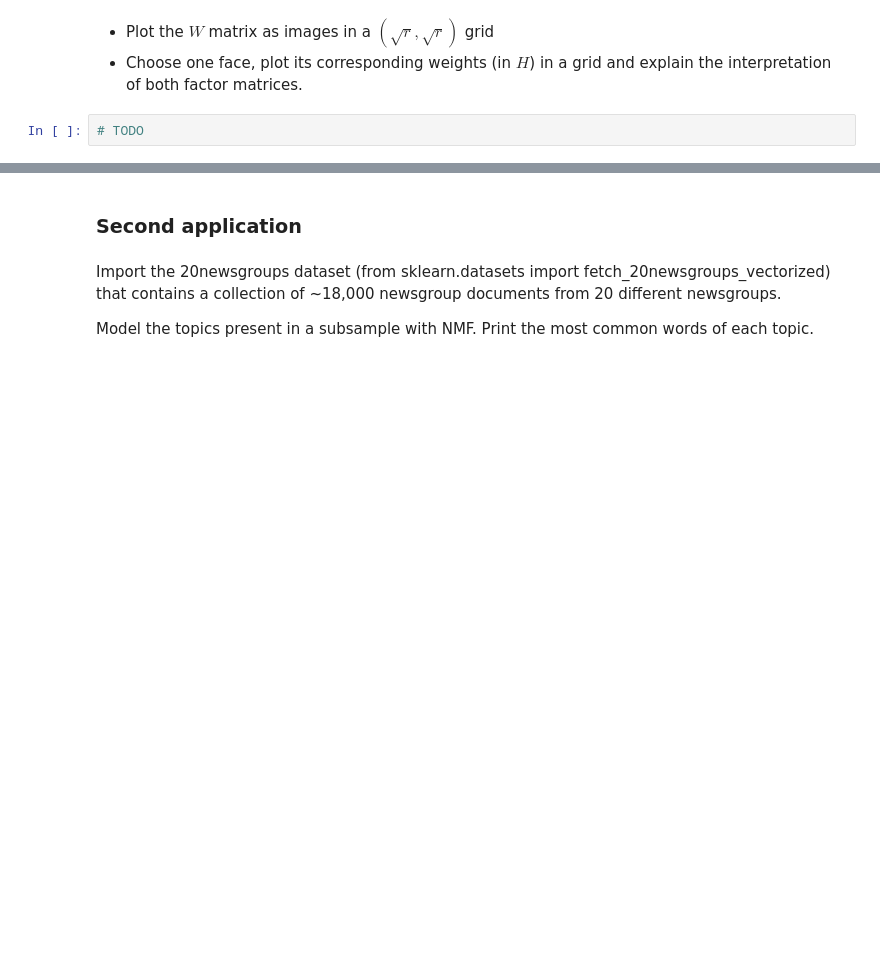
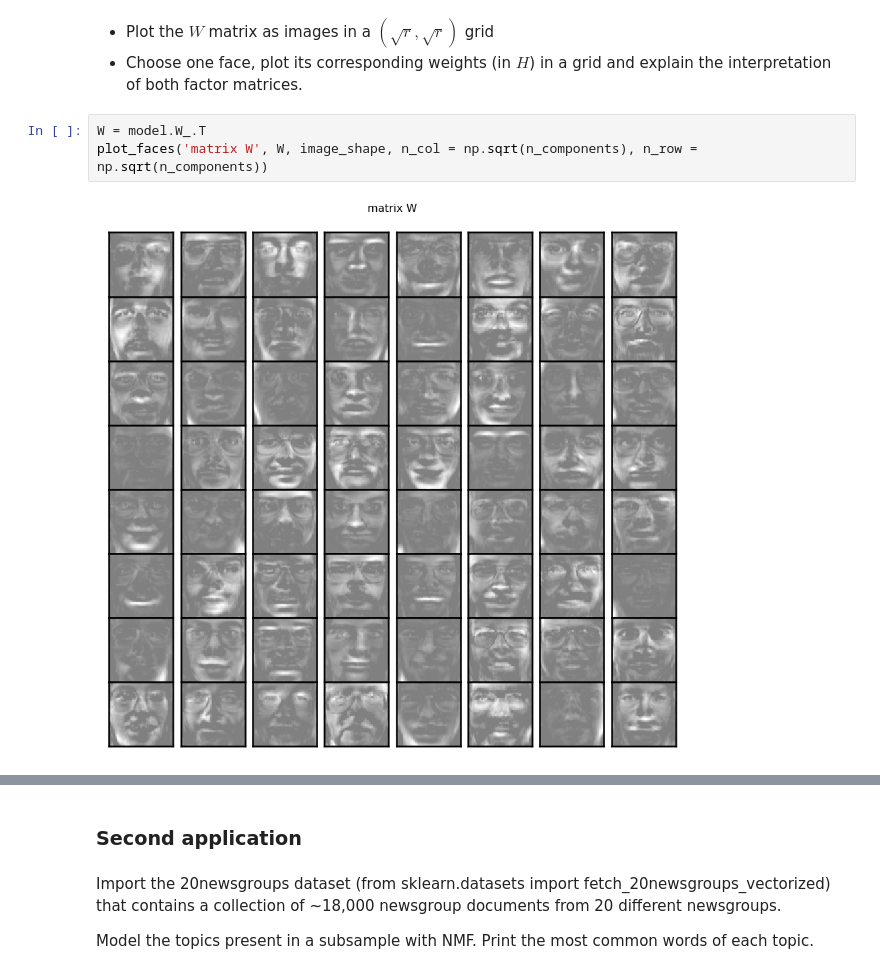
Before and after one commit to bricerauby/LabsMachineLearning, a Jupyter notebook: lab7-NMF.ipynb, the cells around one changed output, grey strips where cells are left out. Drawn from its saved outputs; the diff is of its cells as text; blank space fills up the shorter version.

Commit message:
Non negative matrix factorization

```diff
--- a/lab7-NMF.ipynb
+++ b/lab7-NMF.ipynb
@@ -108,5 +175,8 @@ Apply your NMF algorithm for this dataset and plot the approximated face picture
 # %% [markdown]
 - Plot the $W$ matrix as images in a $(\sqrt{r}, \sqrt{r})$ grid
 - Choose one face, plot its corresponding weights (in $H$) in a grid  and explain the interpretation of both factor matrices.
-# %%
-# TODO
+# %%
+W = model.W_.T
+plot_faces('matrix W', W, image_shape, n_col = np.sqrt(n_components), n_row = np.sqrt(n_components))
+# %% [output]
+[figure, added]
```
Also changed, not shown: parts of 26 cells of this notebook.
